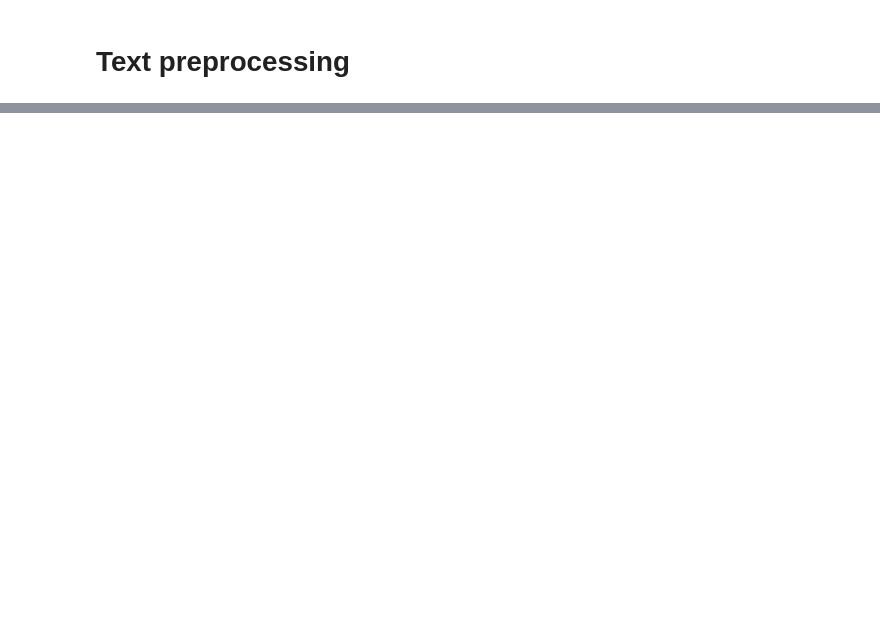
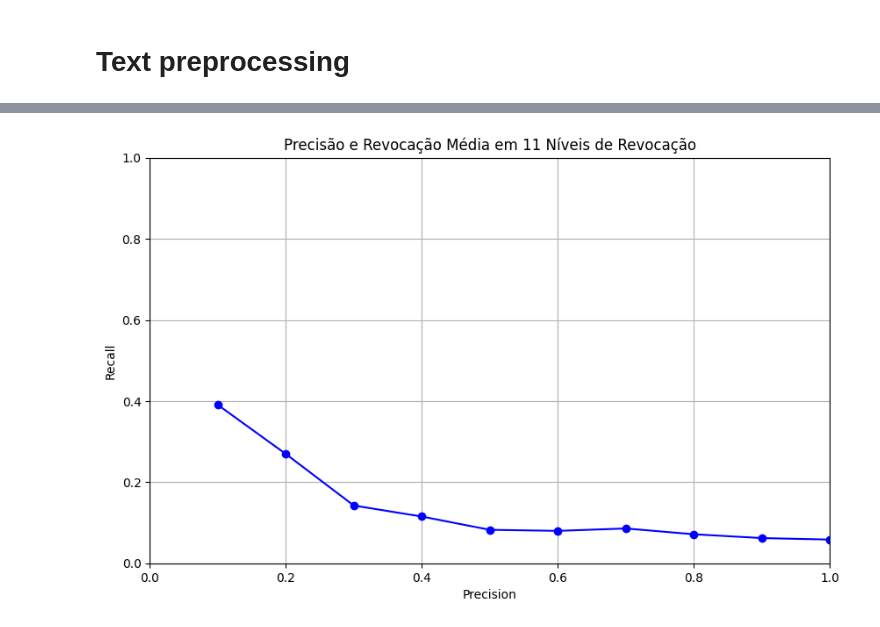
Before and after one commit to AnnaPaulaFigueiredo/INFORMATION-RETRIEVAL-TP1, a Jupyter notebook: code/analysis.ipynb, the cells around one changed output, grey strips where cells are left out. Saved outputs shown, nothing was run; the diff lists cells and outputs as text; code cells hidden in the pictures; blank space fills up the shorter version.

```diff
--- a/code/analysis.ipynb
+++ b/code/analysis.ipynb
@@ -487,0 +506,3 @@ sklearn.feature_extraction.text.TfidfVectorizer
+# %%
+document_ids = df_data_pp['ID'].copy()
+query_ids =  df_query_pp['QN'].copy()
@@ -487,0 +567,7 @@ sklearn.feature_extraction.text.TfidfVectorizer
+# %%
+# filtrar para considerar somente os r_flat_embs com similaridade maior que 0.5
+r_flat_emb = result_faiss_e[ result_faiss_e['similarity'] > 0.5]
+r_flat_emb = r_flat_emb.groupby("query")['document'].unique().reset_index()
+r_flat_emb = r_flat_emb.copy().rename(columns={'query':'id_query','document':'retrieval'})
+r_flat_emb = r_flat_emb.astype({'id_query':int})
+r_flat_emb.head()
@@ -487,0 +583,4 @@ sklearn.feature_extraction.text.TfidfVectorizer
+# %%
+targets = df_query_pp[['QN', 'RD']].copy().rename(columns={"QN":"id_query", "RD":"relevant_documents"})
+targets = targets.astype({'id_query':int})
+targets.head()
@@ -487,0 +594,3 @@ sklearn.feature_extraction.text.TfidfVectorizer
+# %%
+dados = pd.merge(targets, r_flat_emb, on='id_query')
+dados.head()
@@ -487,0 +682,67 @@ sklearn.feature_extraction.text.TfidfVectorizer
+# %%
+def calculate_precision_recall_table(dados):
+    # Níveis de revocação (0 a 1 em incrementos de 0.1)
+    revocacao_niveis = np.arange(0, 1.1, 0.1)
+
+    precision_list = []
+    recall_list = []
+
+    total_samples = len(dados)
+
+    for revocacao_nivel in revocacao_niveis:
+        # Calcular o número de amostras a serem consideradas (10% dos dados)
+        num_samples = int(total_samples * revocacao_nivel)
+
+        precision_scores = []
+        recall_scores = []
+
+        for i in range(num_samples):
+            relevant_documents = set(dados.loc[i, 'relevant_documents'])
+            retrieval = set(dados.loc[i, 'retrieval'])
+
+            # Calcular o número de documentos relevantes que deveriam ser recuperados
+            num_relevantes = len(relevant_documents)
+
+            # Calcular o número de documentos relevantes recuperados
+            num_recuperados = len(relevant_documents.intersection(retrieval))
+
+            # Calcular a precisão
+            precisao = num_recuperados / num_samples if num_samples > 0 else 0
+
+            # Calcular a revocação
+            revocacao = num_recuperados / num_relevantes if num_relevantes > 0 else 0
+
+            precision_scores.append(precisao)
+            recall_scores.append(revocacao)
+
+        # Calcular a média da precisão e revocação para este nível de revocação
+        precision_list.append(np.mean(precision_scores))
+        recall_list.append(np.mean(recall_scores))
+
+    # Criar a tabela de Precisão x Revocação
+    tabela_precision_recall = pd.DataFrame({
+        'recall_level': revocacao_niveis,
+        'precision': precision_list,
+        'recall': recall_list
+    })
+
+    return tabela_precision_recall
+
+
+def plot_pr(tabela_precision_recall):
+
+    plt.figure(figsize=(10, 6))
+    plt.plot(tabela_precision_recall['recall_level'], tabela_precision_recall['precision'],  marker='o', linestyle='-', color='b')
+    plt.xlabel('Precision')
+    plt.ylabel('Recall')
+    plt.xlim(0, 1)
+    plt.ylim(0, 1)
+    plt.title('Precisão e Revocação Média em 11 Níveis de Revocação')
+    plt.grid(True)
+    plt.show()
+
+tabela_precision_recall = calculate_precision_recall_table(dados)
+
+plot_pr(tabela_precision_recall)
+# %% [output]
+[figure, added]
```
Also changed, not shown: parts of 56 cells of this notebook.
